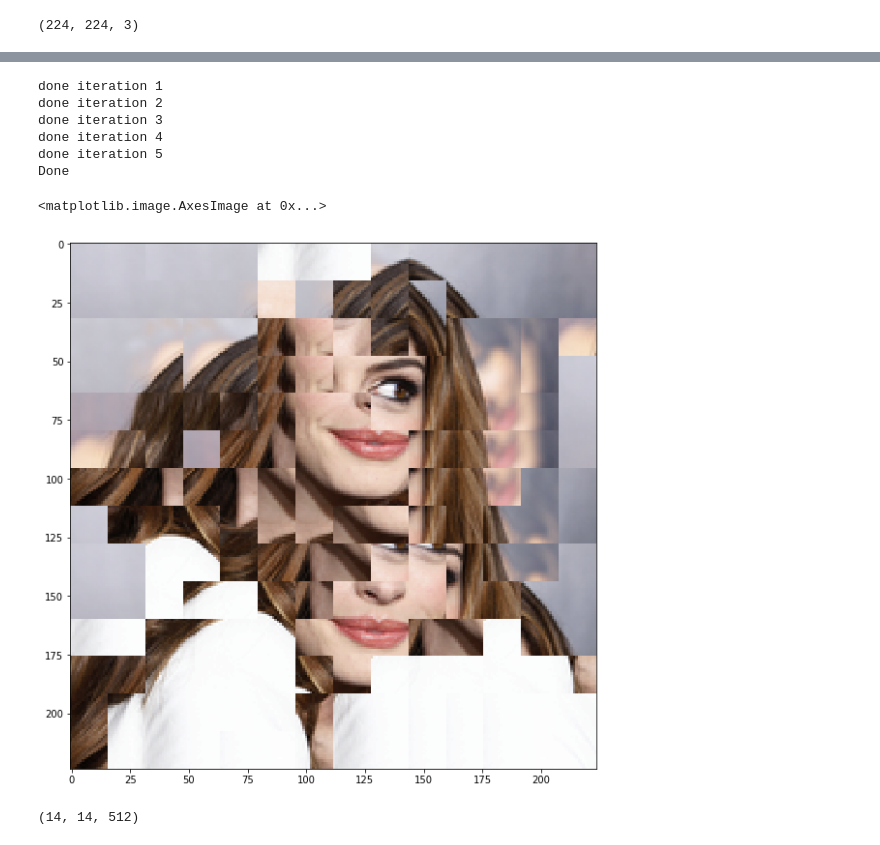
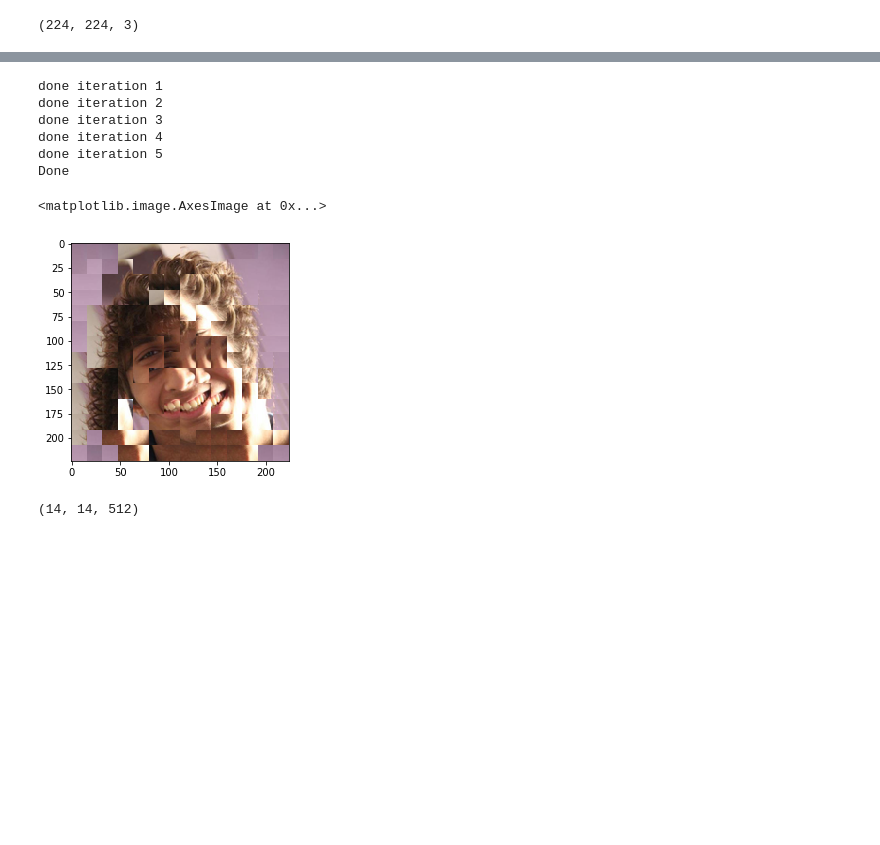
Before and after one commit to harveyslash/Deep-Image-Analogy-PyTorch, a Jupyter notebook: notebooks/Deep Image Analogy.ipynb, the cells around one changed output, grey strips where cells are left out. Cells and saved outputs as stored; diff of their text form; code cells hidden in the pictures; blank space fills up the shorter version.

```diff
--- a/notebooks/Deep Image Analogy.ipynb
+++ b/notebooks/Deep Image Analogy.ipynb
@@ -214,6 +118,13 @@ def reconstruct_avg(nnf,img,patch_size=5):
 # %% [markdown]
 ## Defining the model from custom model class
 The model class gives some extra functionality
+# %%
+c_feat_ids = [29,20,11,6,1]
+c_alphas = [.8,.7,.6,.1]
+c_patch_sizes = [3,3,3,5,5]
+c_patch_radii = [500,6,6,4,4]
+
+c_iters = [700,700,700,1000]
 # %%
 model = VGG19()
 model.model = model.model.cpu()
@@ -241,14 +153,17 @@ model.model = model.model.cpu()
 # %% [markdown]
 ### Input Image Paths
 # %%
-imga_path = '../data/raw/ann.jpg'
-imgbb_path = '../data/raw/anime.jpg'
+imga_path = '../data/raw/harsh2.jpg'
+imgbb_path = '../data/raw/facea.png'
 # %%
 imga = Utils.load_image(img_path=imga_path,to_array=True,to_variable=True)
 imgbb = Utils.load_image(img_path=imgbb_path,to_array=True,to_variable=True)
 # %%
-feat5a = model.get_features_for_layer(img_tensor=imga,layer_num=29)
-feat5bb = model.get_features_for_layer(img_tensor=imgbb,layer_num=29)
+feata = model.get_features_for_layer(img_tensor=imga)
+featbb = model.get_features_for_layer(img_tensor=imgbb)
+# %%
+feat5a = feata[c_feat_ids[0]]
+feat5bb = featbb[c_feat_ids[0]]
 # %%
 feat5a_norm = normalize_feat_map(feat5a)
 feat5bb_norm = normalize_feat_map(feat5bb)
@@ -279,19 +194,19 @@ plt.imshow(Utils.deprocess_image(recon))
 # %%
-pm5ba = PatchMatchOrig(feat5bb_norm,feat5bb_norm,feat5a_norm,feat5a_norm,3)
+pm5ba = PatchMatchOrig(feat5bb_norm,feat5bb_norm,feat5a_norm,feat5a_norm,c_patch_sizes[0])
 # plt.imshow(pm5ba.visualize())
-pm5ba.propagate(iters=5,rand_search_radius=6)
+pm5ba.propagate(iters=5,rand_search_radius=c_patch_radii[0])
 # plt.imshow(pm5ba.visualize())
 recon = Utils.reconstruct_image(imga_raw,pm=pm5ba)
 plt.imshow(Utils.deprocess_image(recon))
 # %% [output]
 done iteration 1
 done iteration 2
 done iteration 3
 done iteration 4
 done iteration 5
 Done
 <matplotlib.image.AxesImage at 0x...>
-[figure, old version]
+[figure, new version]
 # %%
 warped_feat5bb = Utils.reconstruct_image(feat5bb,pm=pm5ab)
 warped_feat5a = Utils.reconstruct_image(feat5a,pm=pm5ba)
```
Also changed, not shown: parts of 37 cells of this notebook, 1 other file.
